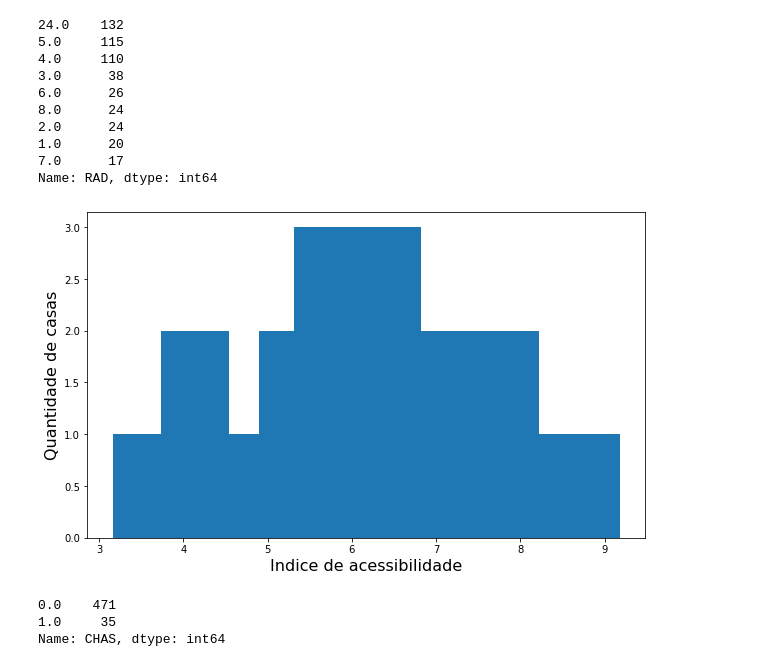
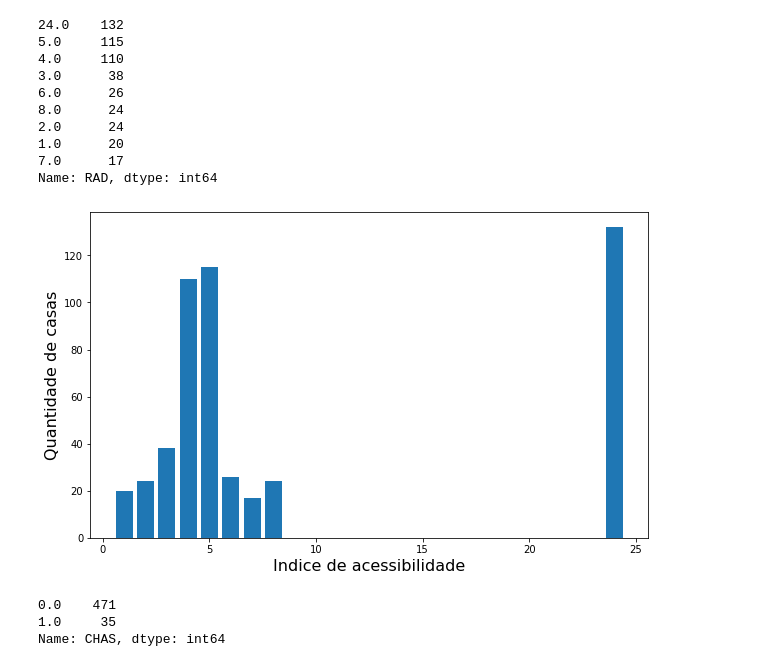
Before and after one commit to jhonatacaiob/Bootcamp-Data-Science, a Jupyter notebook: Secao-5/Regressão multivariável.ipynb, the cells around one changed output. Saved outputs shown, nothing was run; the diff lists cells and outputs as text; code cells hidden in the pictures.

```diff
--- a/Secao-5/Regressão multivariável.ipynb
+++ b/Secao-5/Regressão multivariável.ipynb
@@ -269,17 +269,17 @@ dados['RAD'].value_counts()
 7.0      17
 Name: RAD, dtype: int64
 # %%
-frequencia = dados['RM'].value_counts()
+frequencia = dados['RAD'].value_counts()
 
 plt.figure(figsize= (10,6))
 plt.xlabel("Indice de acessibilidade", fontsize = 16)
 plt.ylabel("Quantidade de casas", fontsize = 16)
 
 
 plt.bar(x= frequencia.index, height = frequencia.values)
 plt.show()
 # %% [output]
-[figure, old version]
+[figure, new version]
 # %%
 dados['CHAS'].value_counts()
 # %% [output]
```
Also changed, not shown: parts of 4 cells of this notebook.
